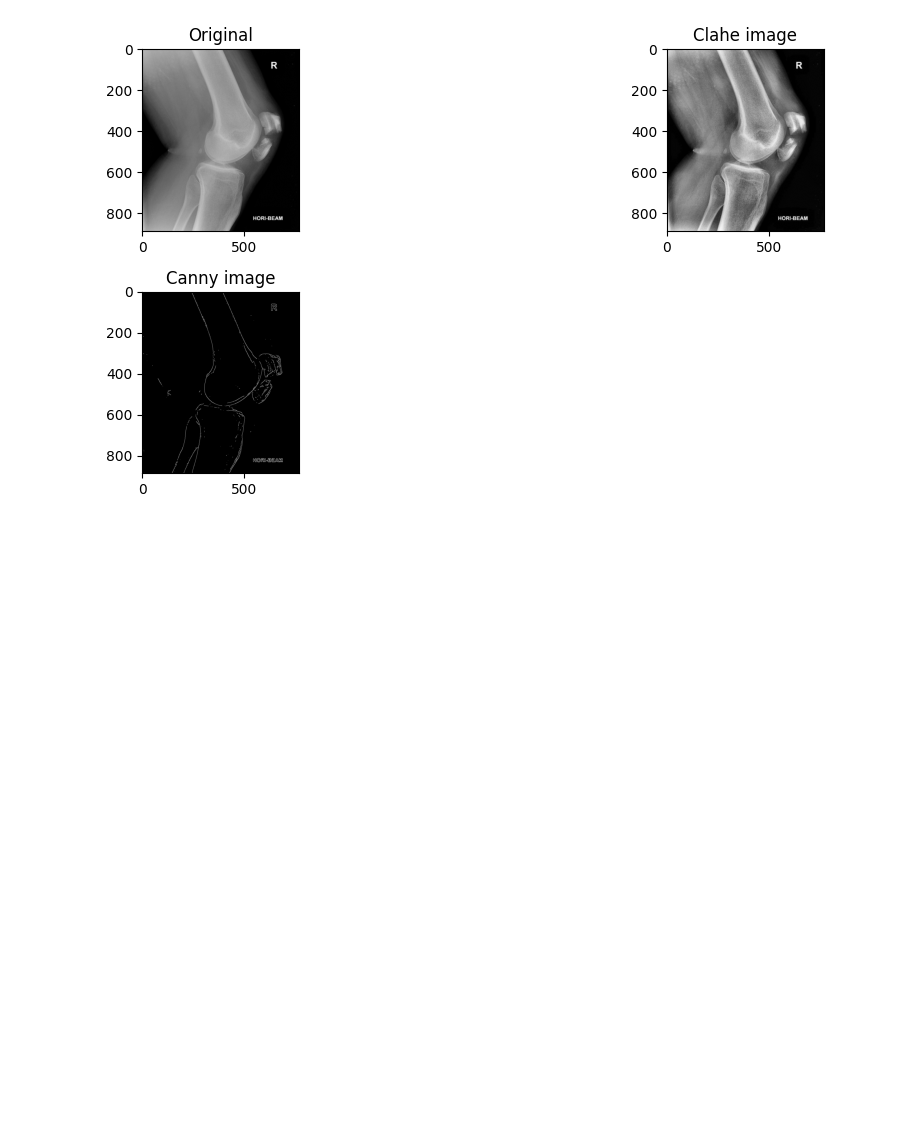
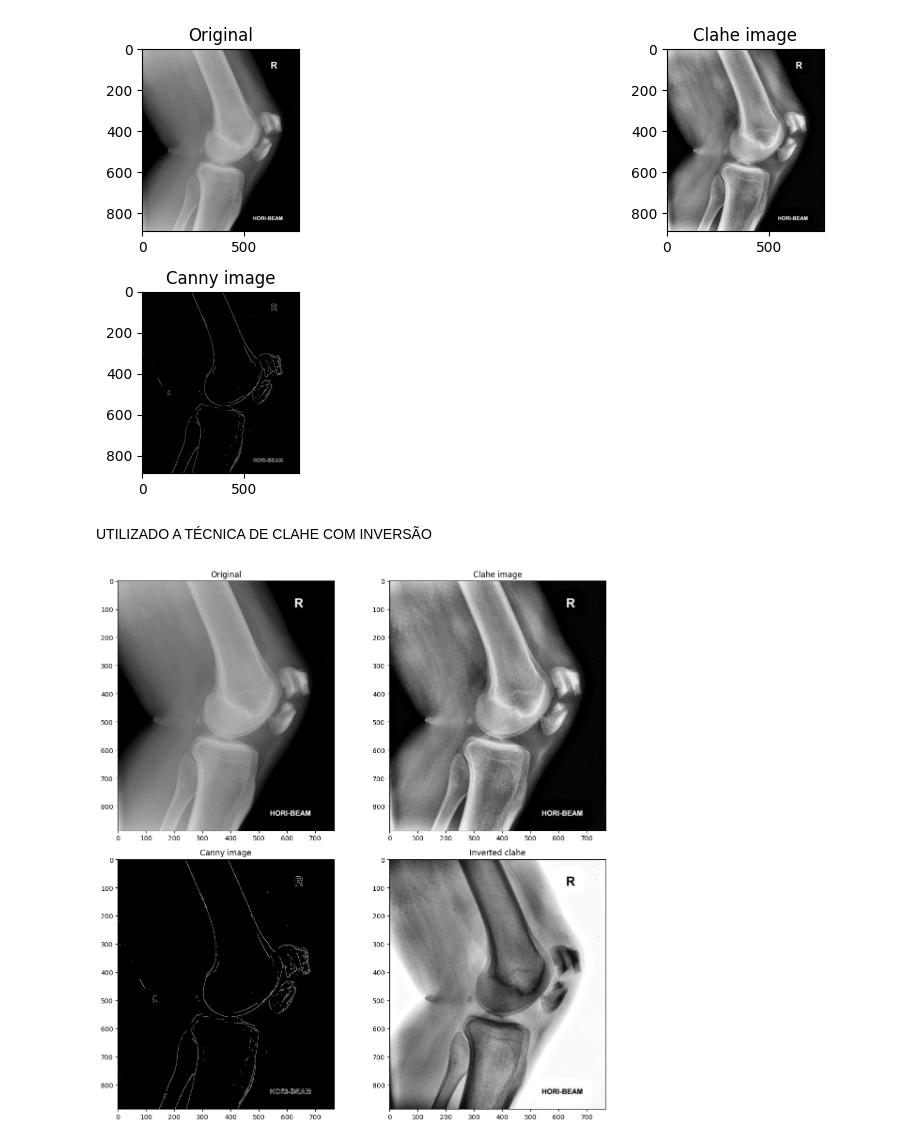
Before and after one commit to ianfeltrin/PyMIP-project, a Jupyter notebook: notebooks/fracture_analyzer.ipynb, the cells around one changed output. Cells and saved outputs as stored; diff of their text form; code cells hidden in the pictures; blank space fills up the shorter version.

Commit message:
feat: Complete fracture analysis optimizer v0.1

```diff
--- a/notebooks/fracture_analyzer.ipynb
+++ b/notebooks/fracture_analyzer.ipynb
@@ -54,3 +54,33 @@ plt.tight_layout()
 plt.show()
 # %% [output]
 [figure]
+# %% [markdown]
+UTILIZADO A TÉCNICA DE CLAHE COM INVERSÃO
+# %%
+image_inverted = 255 - image
+clahe_inverted = clahe.apply(image_inverted)
+# %%
+plt.figure(figsize=(12, 12))
+
+plt.subplot(2, 2, 1)
+plt.imshow(image, cmap='gray')
+plt.title('Original')
+
+plt.subplot(2, 2, 2)
+plt.imshow(image_clahe, cmap='gray')
+plt.title('Clahe image')
+
+plt.subplot(2, 2, 3)
+plt.imshow(canny_image, cmap='gray')
+plt.title('Canny image')
+
+plt.subplot(2, 2, 4)
+plt.imshow(clahe_inverted, cmap='gray')
+plt.title('Inverted clahe')
+
+plt.tight_layout()
+plt.savefig('../data/processed/fracture_analyzer_panel.png')
+
+plt.show()
+# %% [output]
+[figure, added]
```
